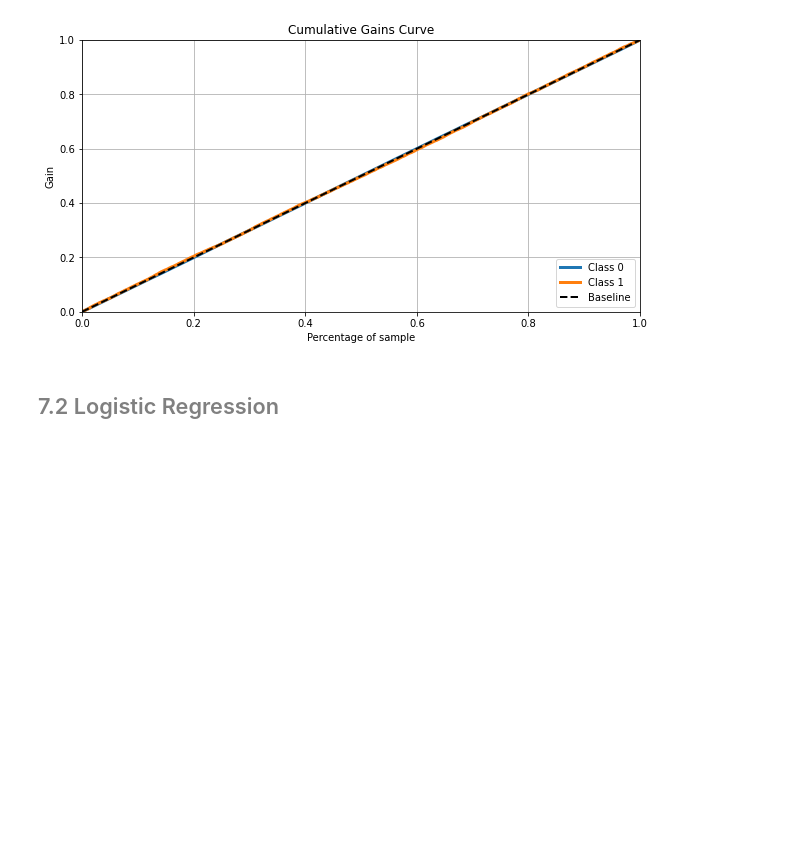
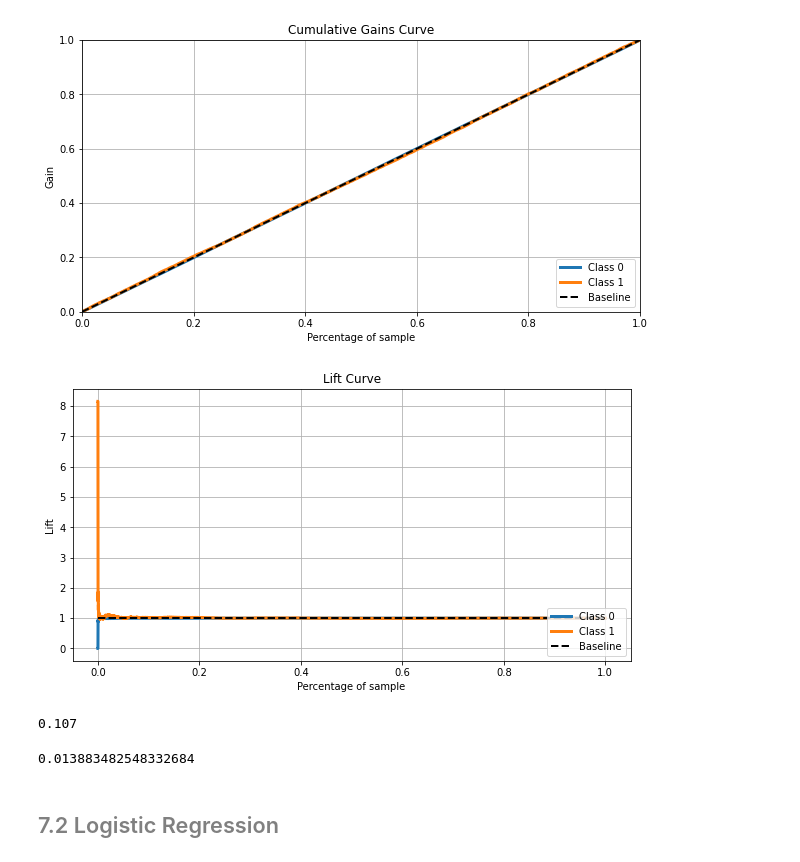
Before and after one commit to GustavoHBDuarte/health-insurance, a Jupyter notebook: notebook_main.ipynb, the cells around one changed output. Saved outputs shown, nothing was run; the diff lists cells and outputs as text; code cells hidden in the pictures; blank space fills up the shorter version.

```diff
--- a/notebook_main.ipynb
+++ b/notebook_main.ipynb
@@ -1097,6 +1134,26 @@ plot_cumulative_gain(y_test,
                      figsize=(10,5));
 # %% [output]
 [figure]
+# %%
+# Lift curve
+
+plot_lift_curve(y_test,
+                pred_proba_model,
+                figsize=(10,5));
+# %% [output]
+[figure, added]
+# %%
+# Calculating Precision @ k
+
+precision_at_k(X_test, y_test, pred_proba_model, k=2000)
+# %% [output]
+0.107
+# %%
+# Calculating Recall @ k
+
+recall_at_k(X_test, y_test, pred_proba_model, k=2000)
+# %% [output]
+0.013883482548332684
 # %% [markdown]
 ## <font color="gray"> 7.2 Logistic Regression </font>
 # %%
```
Also changed, not shown: parts of 84 cells of this notebook.
